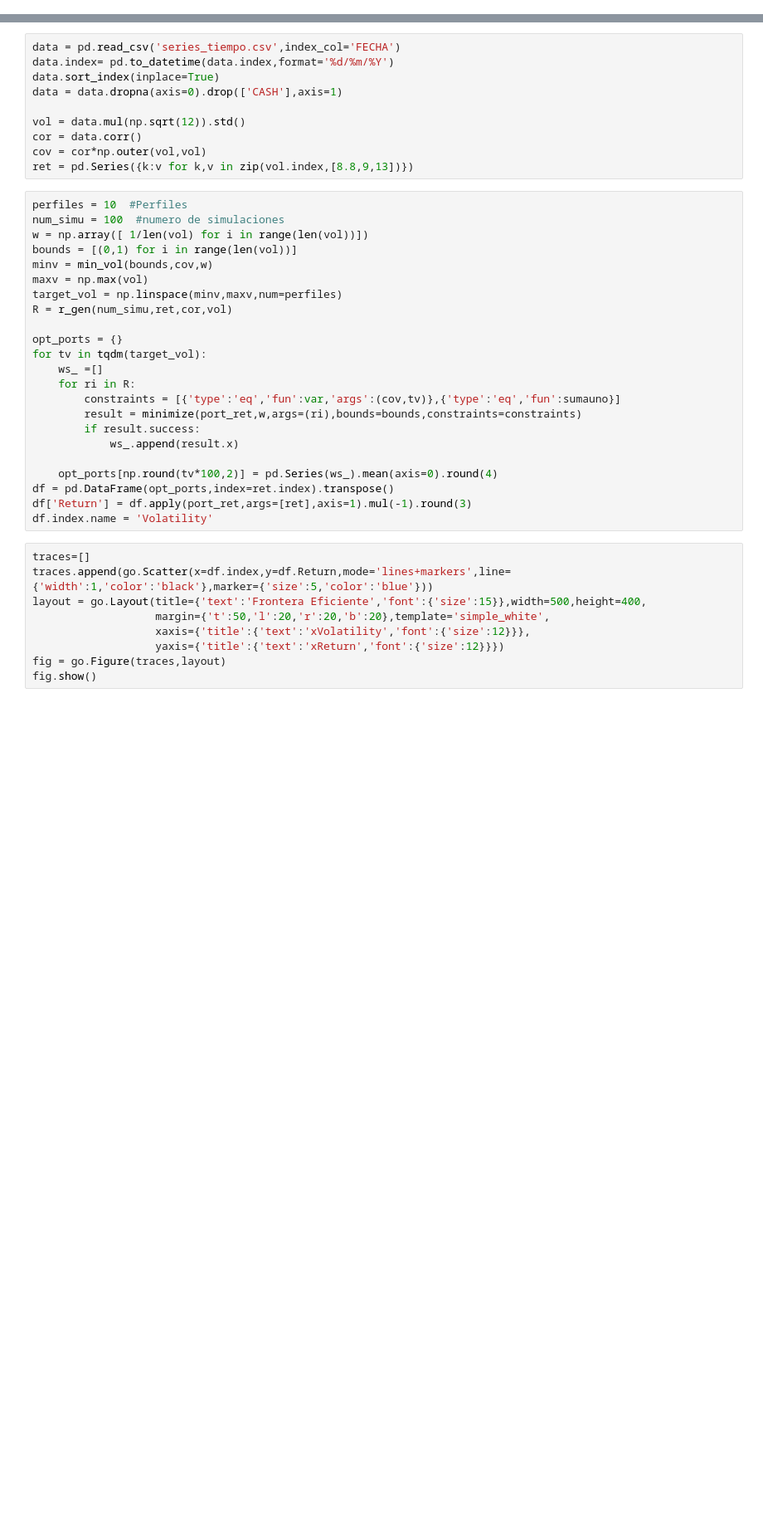
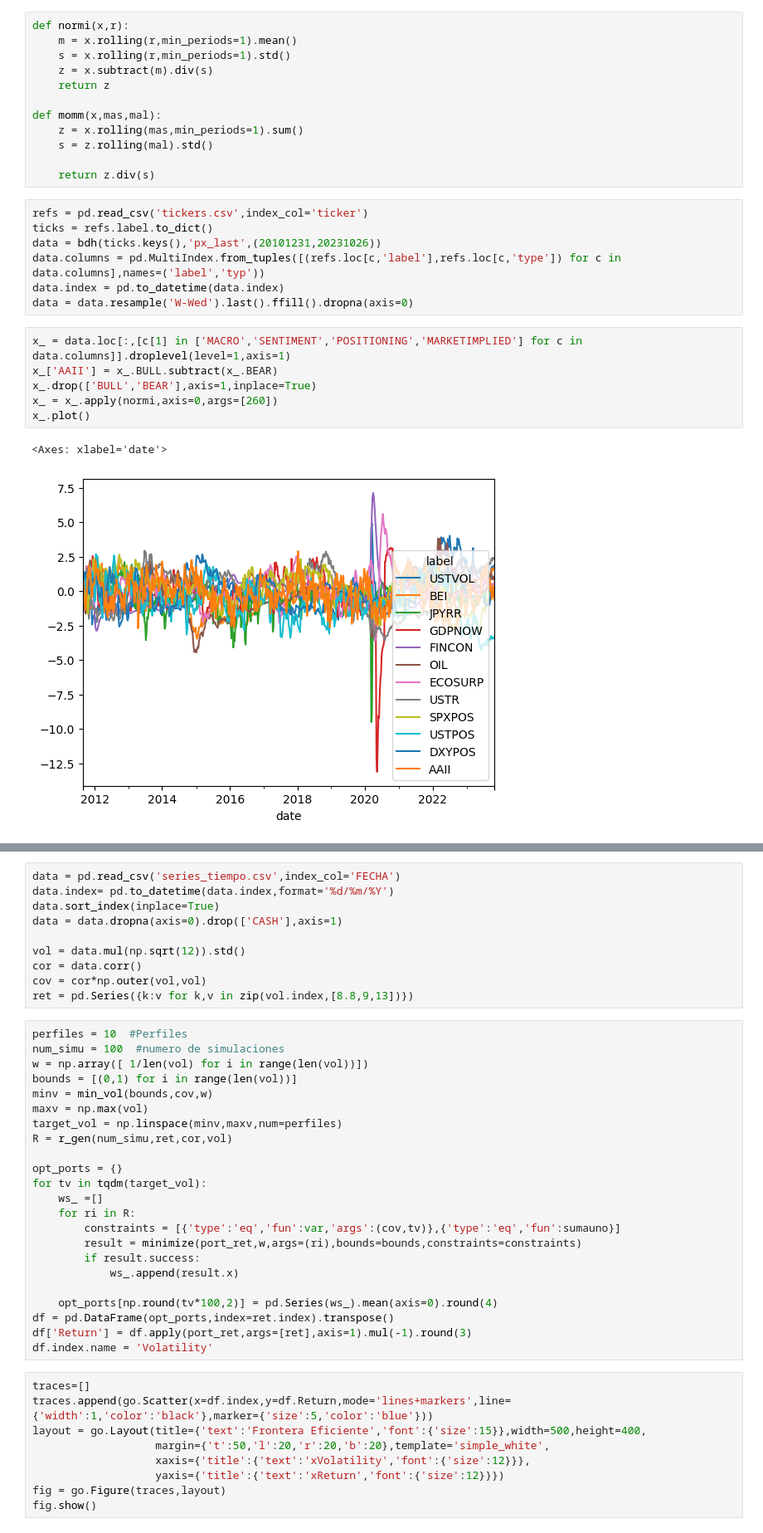
Before and after one commit to pablism/portoptim, a Jupyter notebook: optim.ipynb, the cells around one changed output, grey strips where cells are left out. Shown at 83% size. Saved outputs shown, nothing was run; the diff lists cells and outputs as text; blank space fills up the shorter version.

```diff
--- a/optim.ipynb
+++ b/optim.ipynb
@@ -16,0 +22,28 @@ from funciones_optim import port_ret,sumauno,var,r_gen,min_vol
+# %%
+def normi(x,r):
+    m = x.rolling(r,min_periods=1).mean()
+    s = x.rolling(r,min_periods=1).std()
+    z = x.subtract(m).div(s)
+    return z
+
+def momm(x,mas,mal):
+    z = x.rolling(mas,min_periods=1).sum()
+    s = z.rolling(mal).std()
+
+    return z.div(s)
+# %%
+refs = pd.read_csv('tickers.csv',index_col='ticker')
+ticks = refs.label.to_dict()
+data = bdh(ticks.keys(),'px_last',(20101231,20231026))
+data.columns = pd.MultiIndex.from_tuples([(refs.loc[c,'label'],refs.loc[c,'type']) for c in data.columns],names=('label','typ'))
+data.index = pd.to_datetime(data.index)
+data = data.resample('W-Wed').last().ffill().dropna(axis=0)
+# %%
+x_ = data.loc[:,[c[1] in ['MACRO','SENTIMENT','POSITIONING','MARKETIMPLIED'] for c in data.columns]].droplevel(level=1,axis=1)
+x_['AAII'] = x_.BULL.subtract(x_.BEAR)
+x_.drop(['BULL','BEAR'],axis=1,inplace=True)
+x_ = x_.apply(normi,axis=0,args=[260])
+x_.plot()
+# %% [output]
+<Axes: xlabel='date'>
+[figure, added]
```
Also changed, not shown: parts of 4 cells of this notebook, 6 other files.
